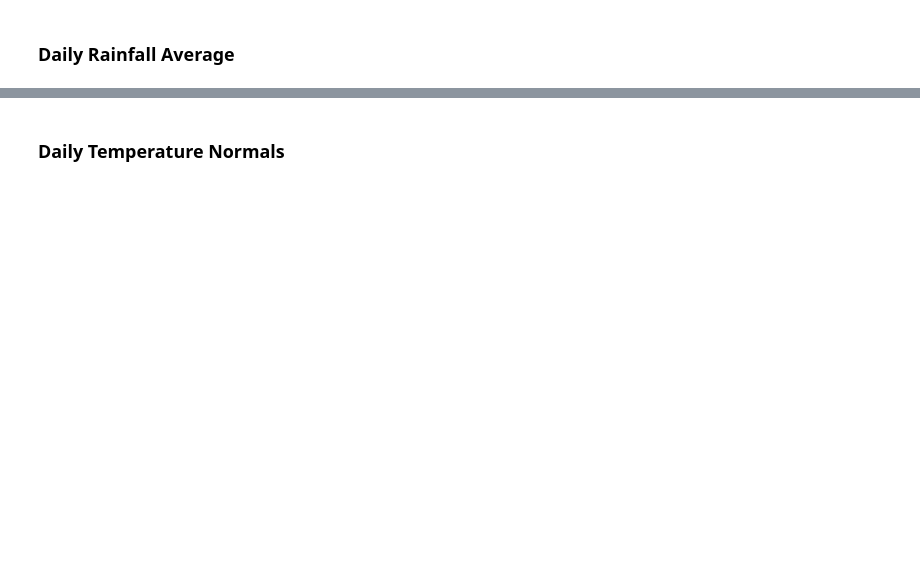
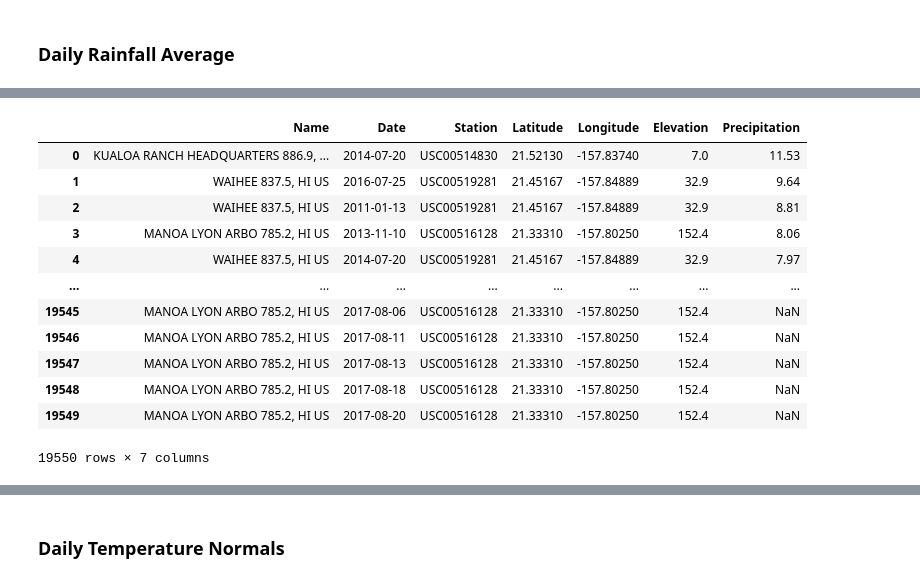
Before and after one commit to mandie021/sqlalchemy-challenge, a Jupyter notebook: temp_analysis_bonus_2_starter.ipynb, the cells around one changed output, grey strips where cells are left out. Saved outputs shown, nothing was run; the diff lists cells and outputs as text; code cells hidden in the pictures; blank space fills up the shorter version.

```diff
--- a/temp_analysis_bonus_2_starter.ipynb
+++ b/temp_analysis_bonus_2_starter.ipynb
@@ -93,3 +93,11 @@ plt.tight_layout()
 # Calculate the total amount of rainfall per weather station for your trip dates using the previous year's
 # matching dates.
 # Sort this in descending order by precipitation amount and list the station, name, latitude, longitude, and elevation
+# %%
+#join to get station.name, measurement.station, station.latitude, station.longitude, station.elevation, measurement.prcp
+#join on station
+sel= [Station.name, Measurement.date, Measurement.station, Station.station, Station.latitude, Station.longitude, Station.elevation, Measurement.prcp]
+station_join= session.query(*sel).\
+    filter(Station.station == Measurement.station).\
+    order_by((Measurement.prcp).desc()).all()
+station_join
@@ -95,0 +122,19 @@ plt.tight_layout()
+# %%
+#create df
+rainfall = pd.DataFrame(station_join, columns =['Name', 'Date', 'MStation', 'Station', 'Latitude', 'Longitude', 'Elevation', 'Precipitation'])
+rainfall = rainfall.drop(columns ='MStation')
+rainfall
+# %% [output]
+|  | Name | Date | Station | Latitude | Longitude | Elevation | Precipitation |
+| 0 | KUALOA RANCH HEADQUARTERS 886.9, ... | 2014-07-20 | USC00514830 | 21.52130 | -157.83740 | 7.0 | 11.53 |
+| 1 | WAIHEE 837.5, HI US | 2016-07-25 | USC00519281 | 21.45167 | -157.84889 | 32.9 | 9.64 |
+| 2 | WAIHEE 837.5, HI US | 2011-01-13 | USC00519281 | 21.45167 | -157.84889 | 32.9 | 8.81 |
+| 3 | MANOA LYON ARBO 785.2, HI US | 2013-11-10 | USC00516128 | 21.33310 | -157.80250 | 152.4 | 8.06 |
+| 4 | WAIHEE 837.5, HI US | 2014-07-20 | USC00519281 | 21.45167 | -157.84889 | 32.9 | 7.97 |
+| ... | ... | ... | ... | ... | ... | ... | ... |
+| 19545 | MANOA LYON ARBO 785.2, HI US | 2017-08-06 | USC00516128 | 21.33310 | -157.80250 | 152.4 | NaN |
+| 19546 | MANOA LYON ARBO 785.2, HI US | 2017-08-11 | USC00516128 | 21.33310 | -157.80250 | 152.4 | NaN |
+| 19547 | MANOA LYON ARBO 785.2, HI US | 2017-08-13 | USC00516128 | 21.33310 | -157.80250 | 152.4 | NaN |
+| 19548 | MANOA LYON ARBO 785.2, HI US | 2017-08-18 | USC00516128 | 21.33310 | -157.80250 | 152.4 | NaN |
+| 19549 | MANOA LYON ARBO 785.2, HI US | 2017-08-20 | USC00516128 | 21.33310 | -157.80250 | 152.4 | NaN |
+19550 rows × 7 columns
```
Also changed, not shown: parts of 6 cells of this notebook, 2 other files.
